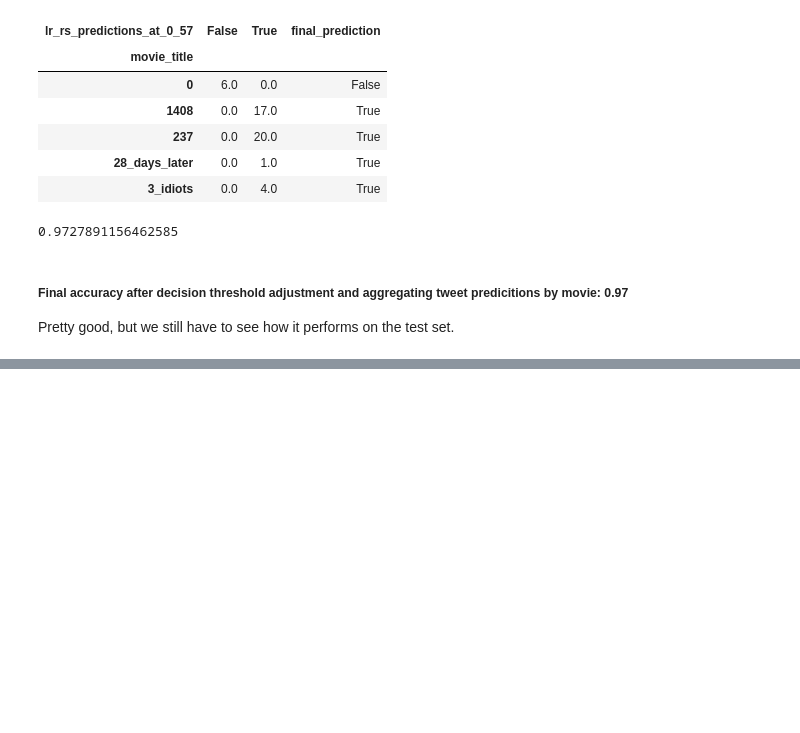
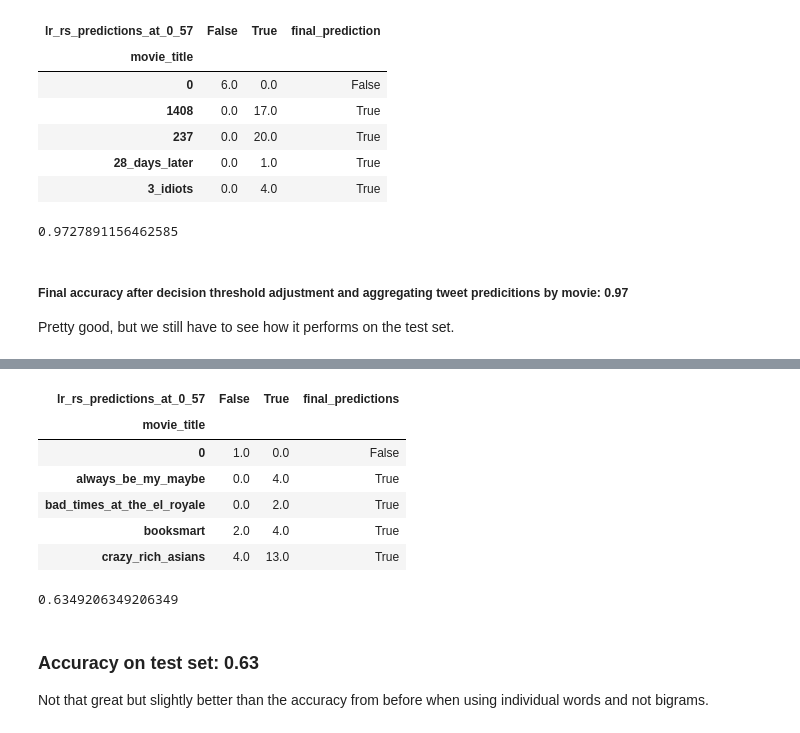
Before and after one commit to matthewzapata/twitter-trigger-warnings, a Jupyter notebook: modeling_with_bigrams.ipynb, the cells around one changed output, grey strips where cells are left out. Drawn from its saved outputs; the diff is of its cells as text; code cells hidden in the pictures; blank space fills up the shorter version.

```diff
--- a/modeling_with_bigrams.ipynb
+++ b/modeling_with_bigrams.ipynb
@@ -487,0 +518,2 @@ Pretty good, but we still have to see how it performs on the test set.
+# %%
+test.actual = test.actual.astype('bool')
@@ -487,0 +524,3 @@ Pretty good, but we still have to see how it performs on the test set.
+# %%
+results_df = test.groupby(['movie_title', 'lr_rs_predictions_at_0_57']).movie_title.count().unstack().fillna(0)
+results_df.head()
@@ -487,0 +535,20 @@ Pretty good, but we still have to see how it performs on the test set.
+# %%
+results_df['final_predictions'] = results_df.idxmax(axis=1)
+results_df.head()
+# %% [output]
+| lr_rs_predictions_at_0_57 | False | True | final_predictions |
+| movie_title |  |  |  |
+| 0 | 1.0 | 0.0 | False |
+| always_be_my_maybe | 0.0 | 4.0 | True |
+| bad_times_at_the_el_royale | 0.0 | 2.0 | True |
+| booksmart | 2.0 | 4.0 | True |
+| crazy_rich_asians | 4.0 | 13.0 | True |
+# %%
+final_predictions_and_actual_df = pd.concat([test.groupby('movie_title').actual.max(),
+                                             results_df.final_predictions], axis=1)
+accuracy_score(final_predictions_and_actual_df.actual, final_predictions_and_actual_df.final_predictions)
+# %% [output]
+0.6349206349206349
+# %% [markdown]
+### Accuracy on test set: 0.63
+Not that great but slightly better than the accuracy from before when using individual words and not bigrams.
```
Also changed, not shown: parts of 5 cells of this notebook.
